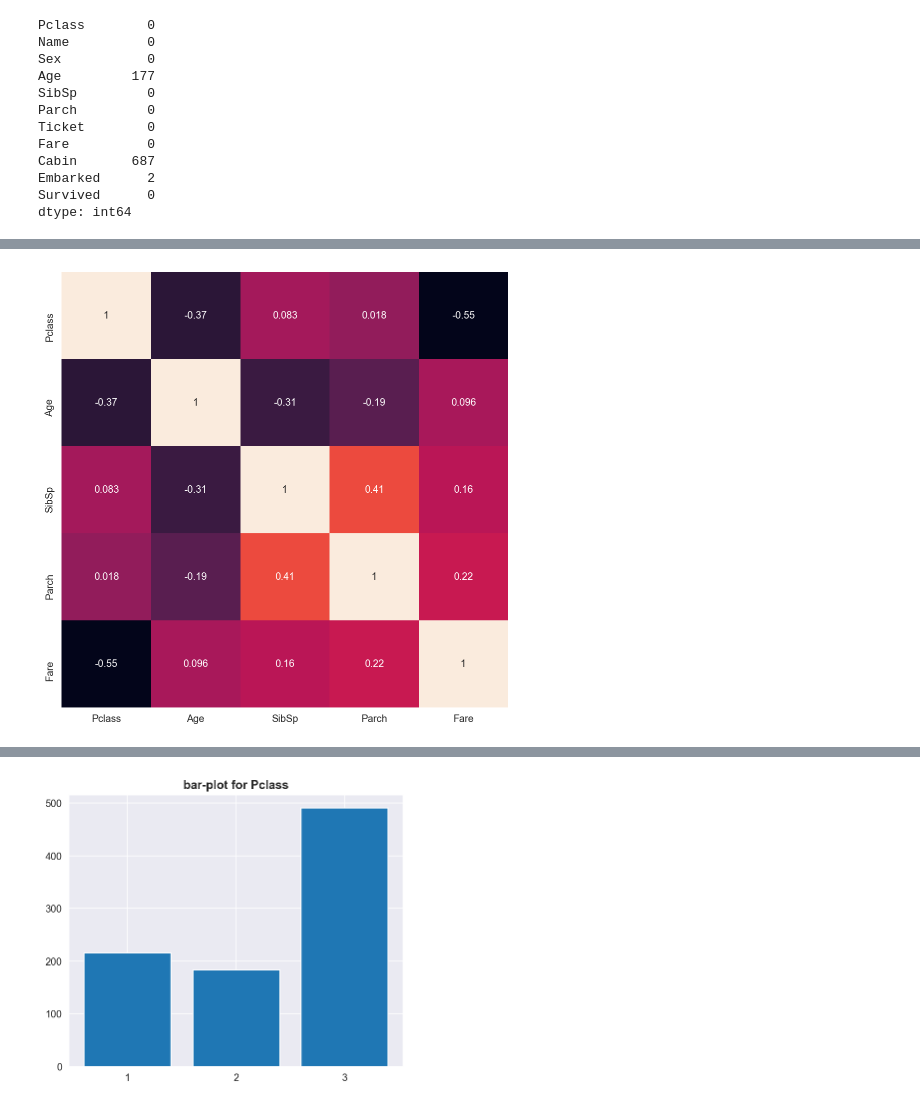
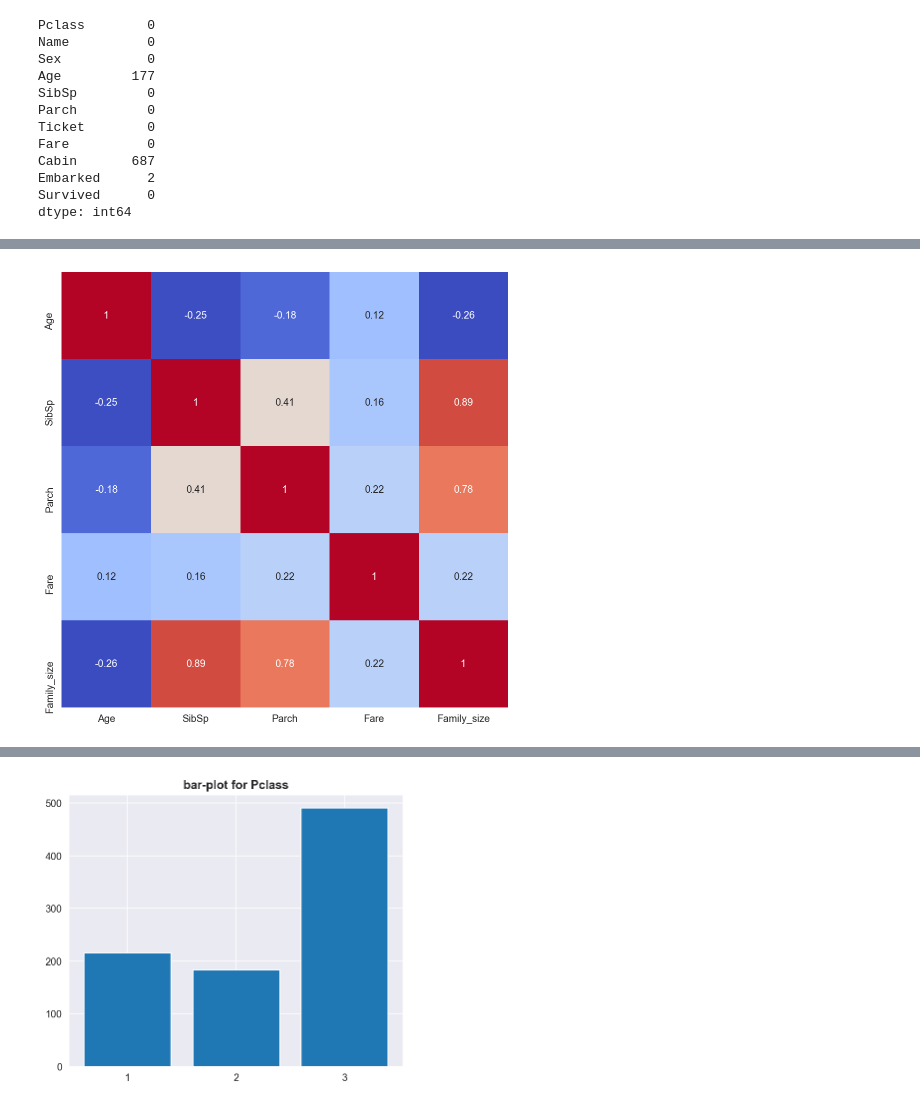
Before and after one commit to archimedes1515/ml-projects, a Jupyter notebook: kaggle_titanic.ipynb, the cells around one changed output, grey strips where cells are left out. Saved outputs shown, nothing was run; the diff lists cells and outputs as text; code cells hidden in the pictures.

```diff
--- a/kaggle_titanic.ipynb
+++ b/kaggle_titanic.ipynb
@@ -10,8 +10,10 @@ sns.set_style('darkgrid')
 # %% [markdown]
 # EDA
 # %%
-df_train = pd.read_csv('titanic_train.csv', index_col='PassengerId')
-df_train = pd.concat([df_train.iloc[:, 1:], df_train['Survived']], axis=1)
+df_train = pd.read_csv('titanic_train.csv',
+                       index_col='PassengerId')  # считаем данные трейна
+df_train = pd.concat([df_train.iloc[:, 1:], df_train['Survived']],
+                     axis=1)  # сделаем таргет последним столбцом
 df_train
 # %% [output]
 |  | Pclass | Name | Sex | Age | SibSp | Parch | Ticket | Fare | Cabin | Embarked | ... |
@@ -144,3 +190,20 @@ Survived      0
 dtype: int64
 # %%
 df_train['Embarked'].fillna(df_train['Embarked'].mode().loc[0], inplace=True)
+# %%
+fill_age = np.zeros((2, 3))
+
+for i in range(0, 2):
+    for j in range(1, 4):
+        age_fill = df_train[(df_train['Sex'] == i) & \
+                            (df_train['Pclass'] == j)]['Age'].median() #.dropna()
+        # Convert random age float to nearest .5 age
+        fill_age[i, j-1] = int(age_fill / 0.5 + 0.5) * 0.5
+
+for i in range(0, 2):
+    for j in range(1, 4):
+        df_train.loc[(df_train.Age.isnull()) & (df_train.Sex == i) &
+                       (df_train.Pclass == j), 'Age'] = fill_age[i, j-1]
+
+df_train['Age'] = df_train['Age'].astype(int)
+df_train.head()
@@ -146,0 +218,6 @@ df_train['Embarked'].fillna(df_train['Embarked'].mode().loc[0], inplace=True)
+# %%
+df_train['Family_size'] = df_train['SibSp'] + df_train['Parch'] + 1
+df_train['Is_alone'] = df_train['Family_size'].apply(lambda x: int(x == 1))
+df_train = df_train.loc[:, ['Pclass', 'Name', 'Sex', 'Age', 'SibSp', 'Parch', 'Ticket',
+                     'Fare', 'Cabin', 'Embarked', 'Family_size', 'Is_alone', 'Survived']]
+df_train
@@ -147,7 +239,8 @@ df_train['Embarked'].fillna(df_train['Embarked'].mode().loc[0], inplace=True)
 # %%
 %config InlineBackend.figure_format = 'retina'
 fig = plt.figure(figsize=(8, 8))
-sns.heatmap(df_train.iloc[:, :-1].drop(columns=['Sex']).corr(), annot=True, cbar=False)
+sns.heatmap(df_train.iloc[:, :-1].drop(columns=['Sex', 'Pclass', 'Is_alone']).corr(),
+            annot=True, cbar=False, cmap='coolwarm')
 plt.show()
 # %% [output]
-[figure, old version]
+[figure, new version]
```
Also changed, not shown: parts of 96 cells of this notebook.
